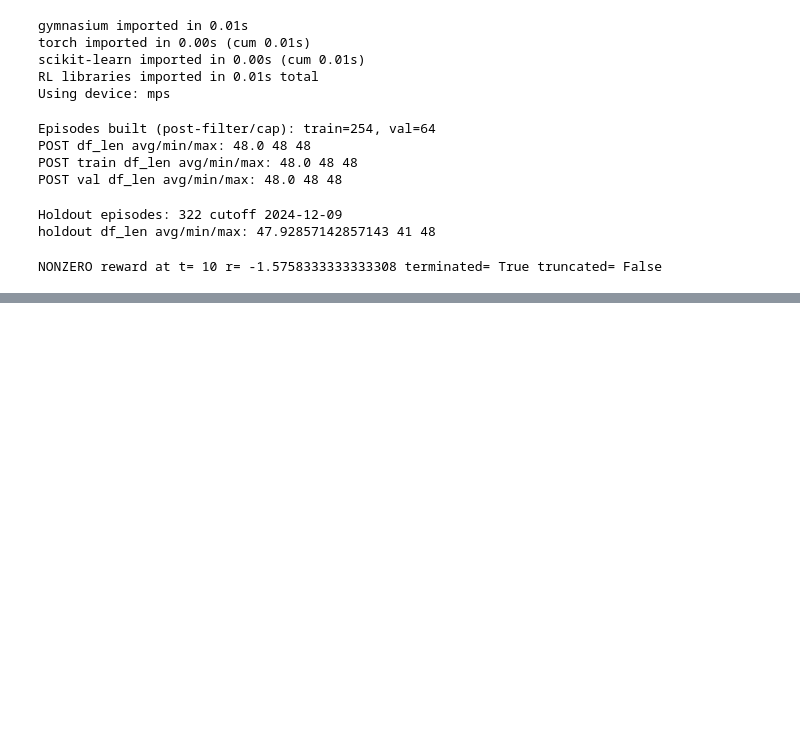
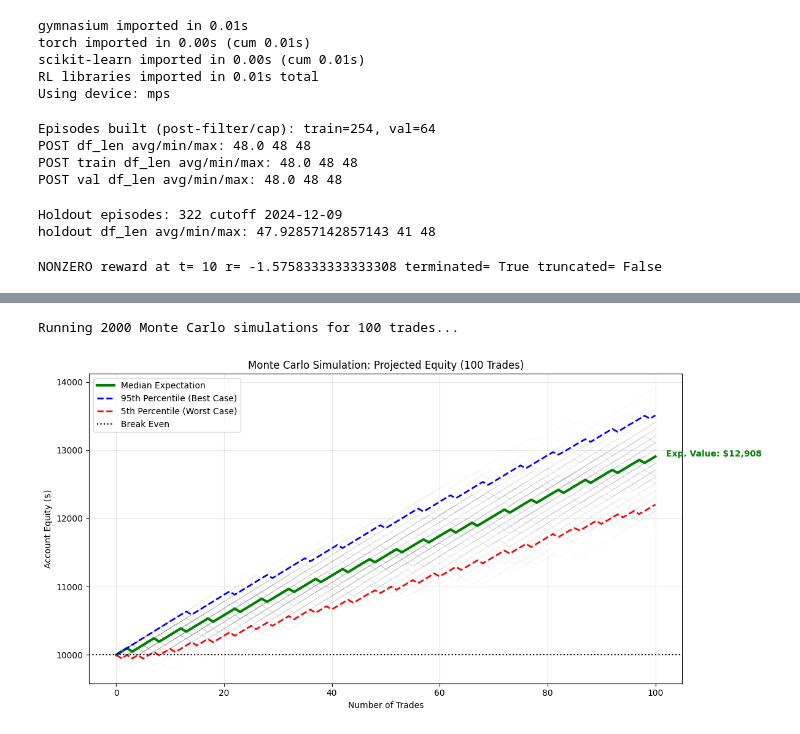
Before and after one commit to mackiannii/445Project, a Jupyter notebook: polymarket_btc/fun.ipynb, the cells around one changed output, grey strips where cells are left out. Cells and saved outputs as stored; diff of their text form; code cells hidden in the pictures; blank space fills up the shorter version.

```diff
--- a/polymarket_btc/fun.ipynb
+++ b/polymarket_btc/fun.ipynb
@@ -1809,0 +1780,76 @@ print("-" * 30)
+# %%
+N_SIMULATIONS = 2000    # Number of different "futures" to simulate
+N_TRADES_AHEAD = 100    # How many trades to project into the future
+START_CAPITAL = 10_000
+
+print(f"Running {N_SIMULATIONS} Monte Carlo simulations for {N_TRADES_AHEAD} trades...")
+
+# 1. Get the PnL Distribution from the "Best" Strategy
+# We use the historical PnLs from the validation set as our "deck of cards"
+# We will draw random cards from this deck to simulate future performance.
+pnl_deck = df_pnls["DQN Agent (Step 190k)"].values
+
+# 2. Run Simulations (Vectorized for Speed)
+# Generate random indices to sample from the deck with replacement
+# Shape: (N_SIMULATIONS, N_TRADES_AHEAD)
+random_indices = np.random.randint(0, len(pnl_deck), size=(N_SIMULATIONS, N_TRADES_AHEAD))
+sim_pnls = pnl_deck[random_indices]
+
+# Calculate Cumulative Equity for each simulation
+# shape: (N_SIMULATIONS, N_TRADES_AHEAD)
+sim_curves = np.cumsum(sim_pnls, axis=1) + START_CAPITAL
+
+# Insert starting capital at index 0 for all sims (for plotting)
+start_col = np.full((N_SIMULATIONS, 1), START_CAPITAL)
+sim_curves = np.hstack((start_col, sim_curves))
+
+# 3. Calculate Statistics (Percentiles)
+# We want to see the "Average" path and the "Best/Worst Case" boundaries
+median_curve = np.median(sim_curves, axis=0)
+upper_bound = np.percentile(sim_curves, 95, axis=0) # Top 5% (Lucky)
+lower_bound = np.percentile(sim_curves, 5, axis=0)  # Bottom 5% (Unlucky)
+
+# 4. Plotting
+plt.figure(figsize=(12, 6))
+
+# Plot first 100 individual simulations as faint gray lines
+plt.plot(sim_curves[:100].T, color='gray', alpha=0.1, linewidth=0.5)
+
+# Plot the Statistical Cones
+plt.plot(median_curve, color='green', linewidth=3, label='Median Expectation')
+plt.plot(upper_bound, color='blue', linestyle='--', linewidth=2, label='95th Percentile (Best Case)')
+plt.plot(lower_bound, color='red', linestyle='--', linewidth=2, label='5th Percentile (Worst Case)')
+
+# Highlight the Zero Line (Bankruptcy Risk)
+plt.axhline(START_CAPITAL, color='black', linestyle=':', label='Break Even')
+
+# Titles and Labels
+plt.title(f"Monte Carlo Simulation: Projected Equity ({N_TRADES_AHEAD} Trades)")
+plt.xlabel("Number of Trades")
+plt.ylabel("Account Equity ($)")
+plt.legend(loc='upper left')
+plt.grid(True, alpha=0.3)
+
+# Add Annotation for Final Median Equity
+final_median = median_curve[-1]
+plt.annotate(f"Exp. Value: ${final_median:,.0f}",
+             xy=(N_TRADES_AHEAD, final_median),
+             xytext=(N_TRADES_AHEAD+2, final_median),
+             fontsize=10, fontweight='bold', color='green')
+
+plt.tight_layout()
+plt.savefig("monte_carlo_projection.png")
+plt.show()
+
+# 5. Risk Analysis Text
+ruin_prob = np.mean(np.min(sim_curves, axis=1) < 0)
+print(f"Saved monte_carlo_projection.png")
+print("\nMONTE CARLO RISK ANALYSIS")
+print(f"After {N_TRADES_AHEAD} trades (starting with ${START_CAPITAL:,.0f}):")
+print(f"Median Expected Equity: ${median_curve[-1]:,.2f}")
+print(f"Worst Case (5th %):     ${lower_bound[-1]:,.2f}")
+print(f"Best Case (95th %):     ${upper_bound[-1]:,.2f}")
+print(f"Risk of Ruin (< $0):    {ruin_prob:.1%} (Probability of going broke)")
+# %% [output]
+Running 2000 Monte Carlo simulations for 100 trades...
+[figure, added]
```
Also changed, not shown: parts of 7 cells of this notebook, 3 other files.
